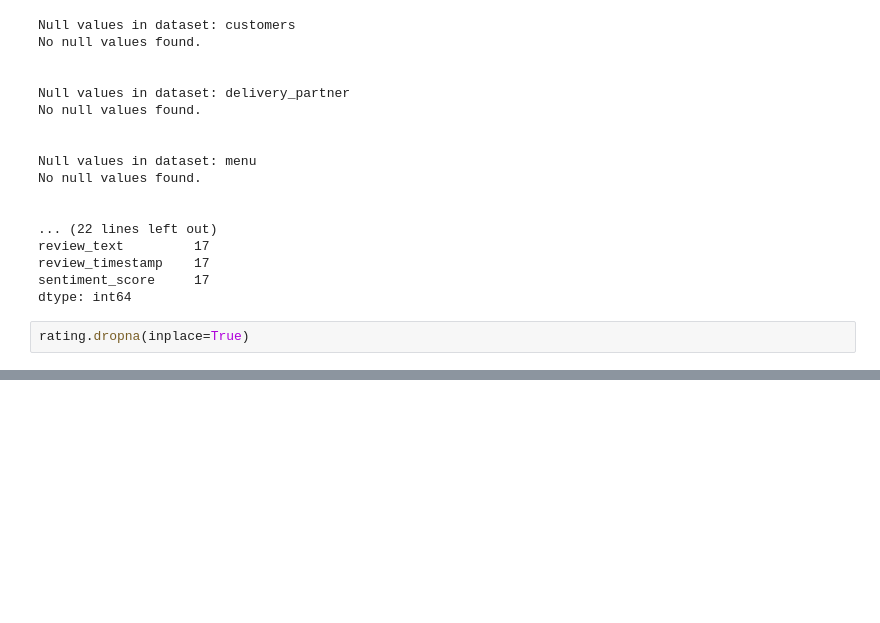
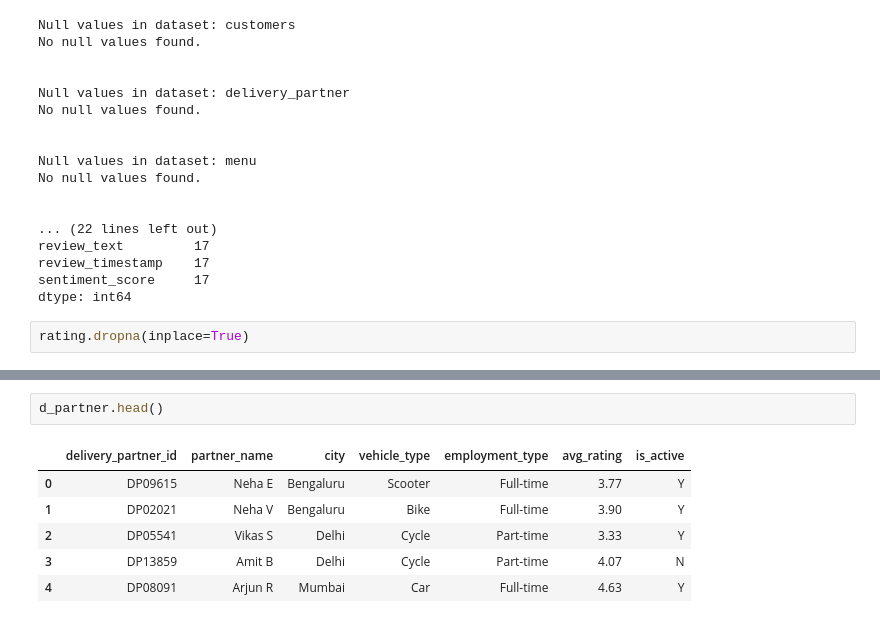
Before and after one commit to gauravvxv/QuickBite-Express-Crisis-Recovery, a Jupyter notebook: Notebook/QuickBite.ipynb, the cells around one changed output, grey strips where cells are left out. Saved outputs shown, nothing was run; the diff lists cells and outputs as text; blank space fills up the shorter version.

```diff
--- a/Notebook/QuickBite.ipynb
+++ b/Notebook/QuickBite.ipynb
@@ -114,0 +130,9 @@ dtype: int64
+# %%
+d_partner.head()
+# %% [output]
+|  | delivery_partner_id | partner_name | city | vehicle_type | employment_type | avg_rating | is_active |
+| 0 | DP09615 | Neha E | Bengaluru | Scooter | Full-time | 3.77 | Y |
+| 1 | DP02021 | Neha V | Bengaluru | Bike | Full-time | 3.90 | Y |
+| 2 | DP05541 | Vikas S | Delhi | Cycle | Part-time | 3.33 | Y |
+| 3 | DP13859 | Amit B | Delhi | Cycle | Part-time | 4.07 | N |
+| 4 | DP08091 | Arjun R | Mumbai | Car | Full-time | 4.63 | Y |
```
Also changed, not shown: parts of 8 cells of this notebook.
